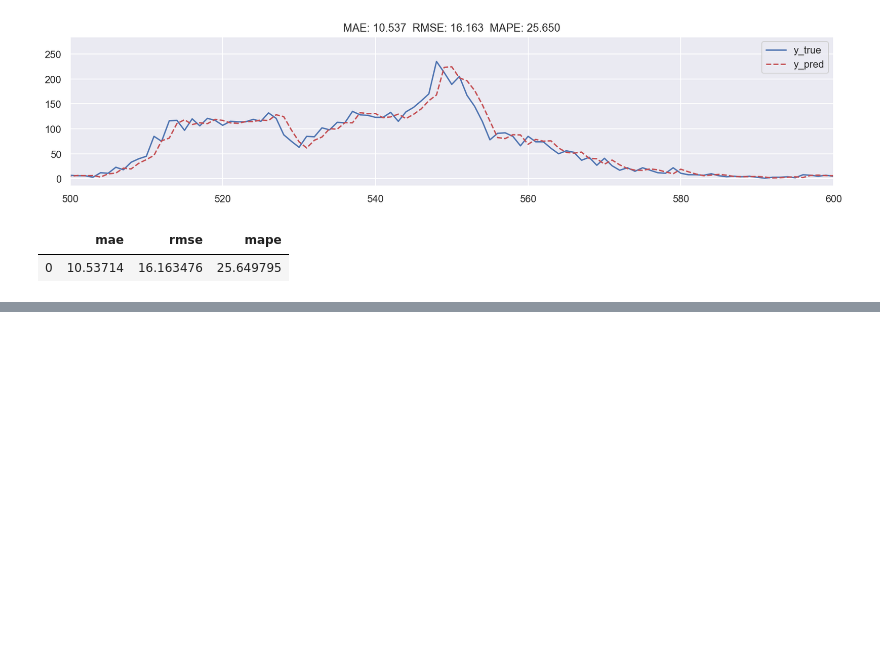
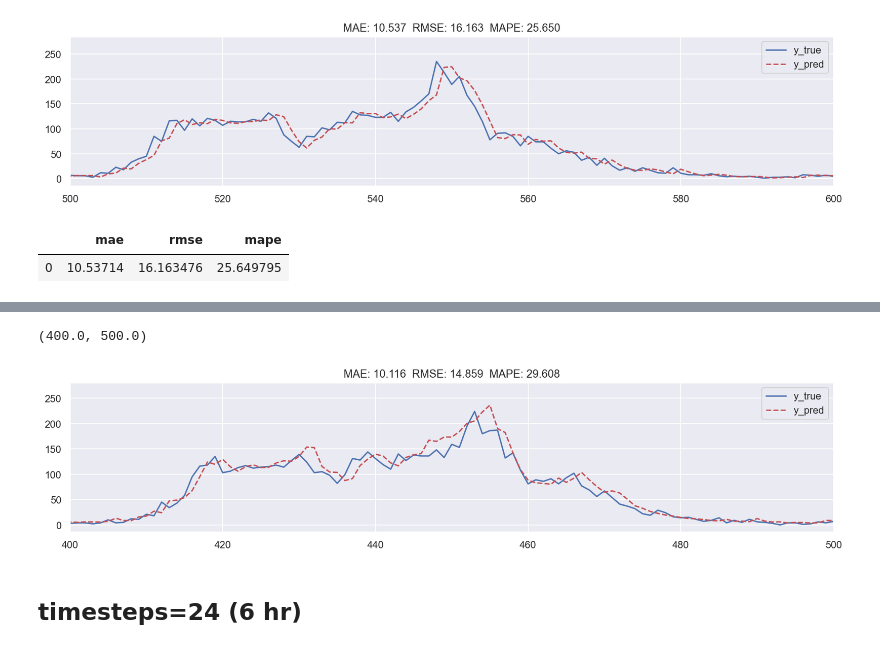
Before and after one commit to jexxl/TrafficFlowPrediction, a Jupyter notebook: 01.baseline.ipynb, the cells around one changed output, grey strips where cells are left out. Saved outputs shown, nothing was run; the diff lists cells and outputs as text; code cells hidden in the pictures; blank space fills up the shorter version.

```diff
--- a/01.baseline.ipynb
+++ b/01.baseline.ipynb
@@ -213,0 +259,8 @@ pd.DataFrame(calc_metrics(y_true, y_pred), index=[0])
+# %%
+test_model(model, x_test, y_test, scaler=scaler, plot_with_figsize=(15,3))
+plt.xlim([400,500])
+# %% [output]
+(400.0, 500.0)
+[figure, added]
+# %% [markdown]
+## timesteps=24 (6 hr)
```
Also changed, not shown: parts of 7 cells of this notebook, 2 other files.
